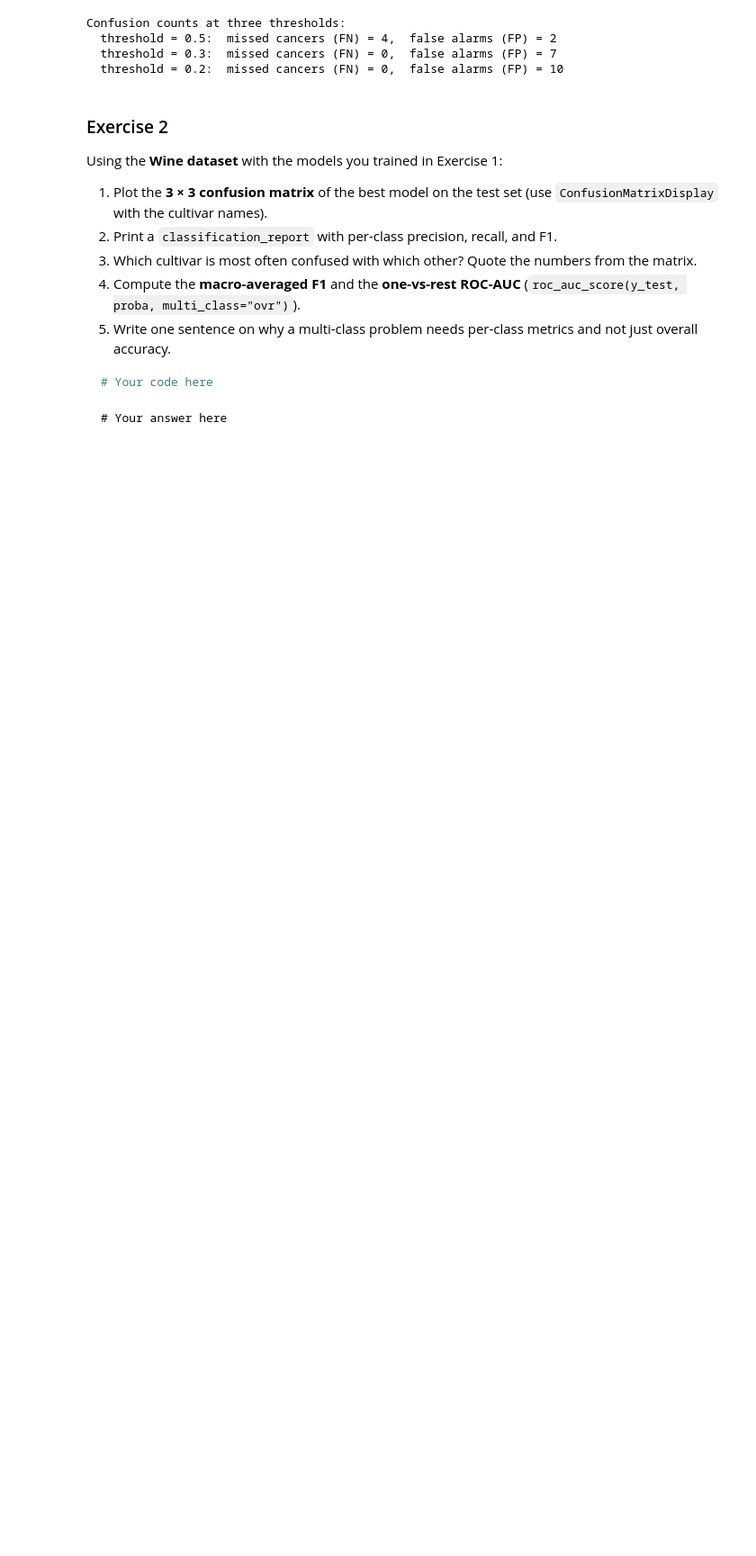
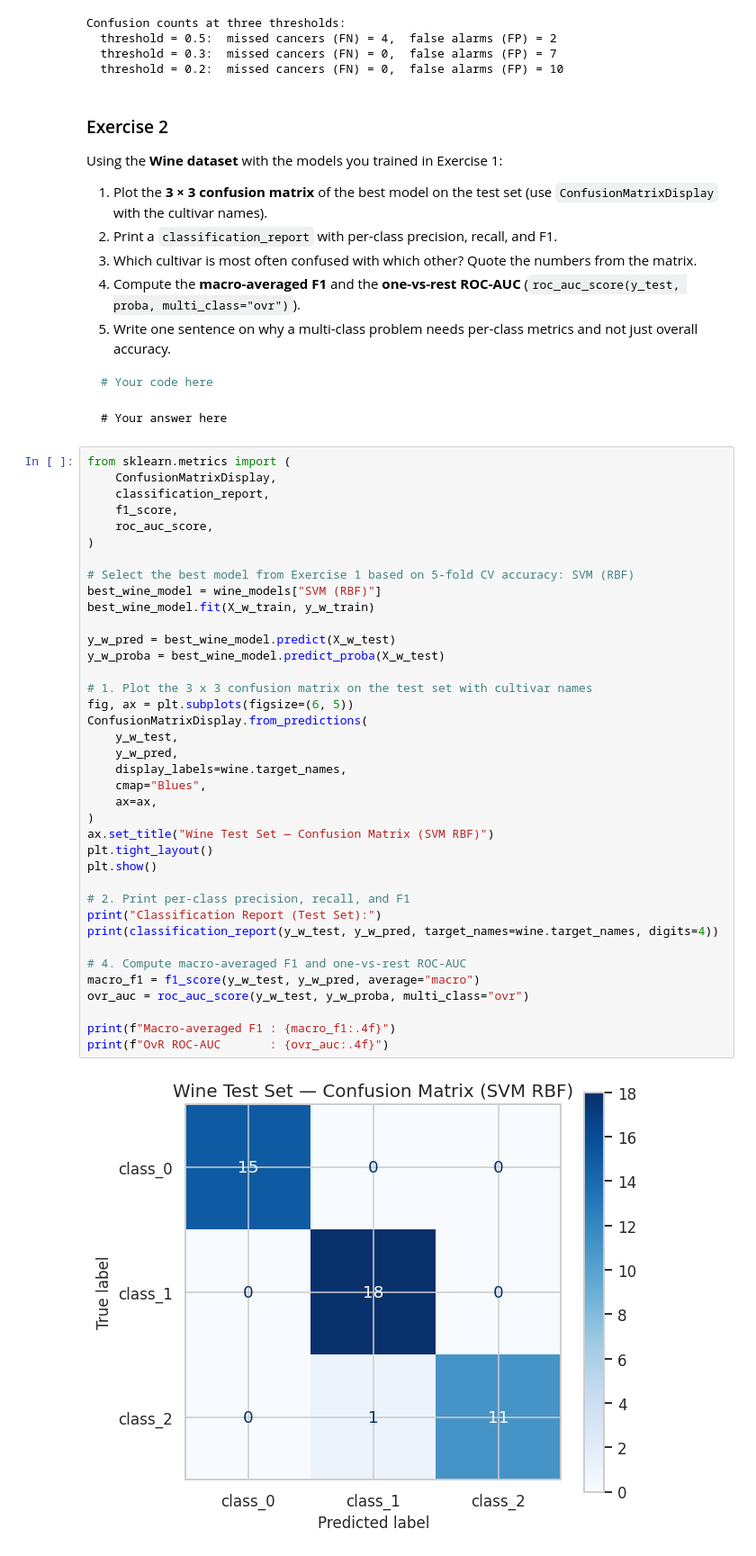
Before and after one commit to sahibshakhayev/IntroToDS, a Jupyter notebook: Solved/LB_W7.ipynb, the cells around one changed output. Shown at 90% size. Saved outputs shown, nothing was run; the diff lists cells and outputs as text; blank space fills up the shorter version.

````diff
--- a/Solved/LB_W7.ipynb
+++ b/Solved/LB_W7.ipynb
@@ -602,3 +602,43 @@ Using the **Wine dataset** with the models you trained in Exercise 1:
 ```
 # Your answer here
 ```
+# %%
+from sklearn.metrics import (
+    ConfusionMatrixDisplay,
+    classification_report,
+    f1_score,
+    roc_auc_score,
+)
+
+# Select the best model from Exercise 1 based on 5-fold CV accuracy: SVM (RBF)
+best_wine_model = wine_models["SVM (RBF)"]
+best_wine_model.fit(X_w_train, y_w_train)
+
+y_w_pred = best_wine_model.predict(X_w_test)
+y_w_proba = best_wine_model.predict_proba(X_w_test)
+
+# 1. Plot the 3 x 3 confusion matrix on the test set with cultivar names
+fig, ax = plt.subplots(figsize=(6, 5))
+ConfusionMatrixDisplay.from_predictions(
+    y_w_test,
+    y_w_pred,
+    display_labels=wine.target_names,
+    cmap="Blues",
+    ax=ax,
+)
+ax.set_title("Wine Test Set — Confusion Matrix (SVM RBF)")
+plt.tight_layout()
+plt.show()
+
+# 2. Print per-class precision, recall, and F1
+print("Classification Report (Test Set):")
+print(classification_report(y_w_test, y_w_pred, target_names=wine.target_names, digits=4))
+
+# 4. Compute macro-averaged F1 and one-vs-rest ROC-AUC
+macro_f1 = f1_score(y_w_test, y_w_pred, average="macro")
+ovr_auc = roc_auc_score(y_w_test, y_w_proba, multi_class="ovr")
+
+print(f"Macro-averaged F1 : {macro_f1:.4f}")
+print(f"OvR ROC-AUC       : {ovr_auc:.4f}")
+# %% [output]
+[figure, added]
````
Also changed, not shown: parts of 4 cells of this notebook.
